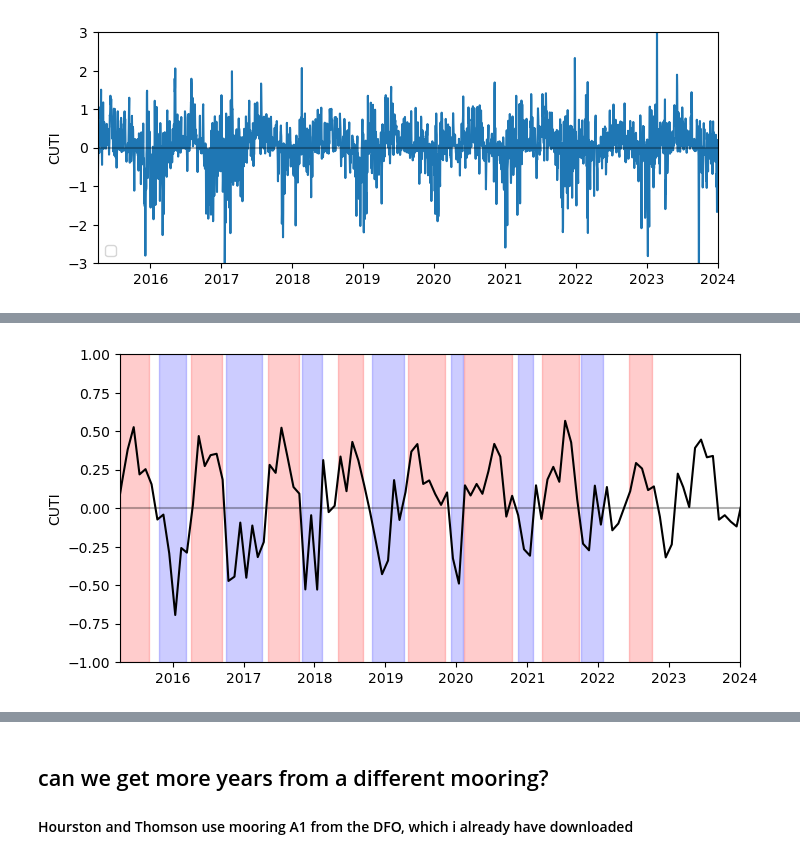
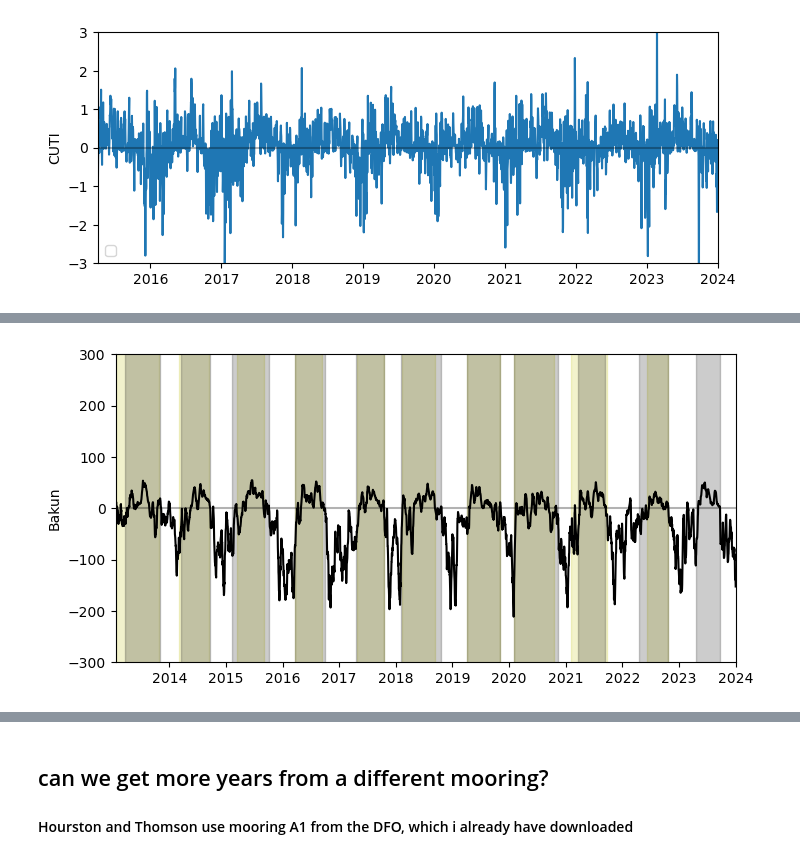
Before and after one commit to rbeutel/LO_user, a Jupyter notebook: seasontiming.ipynb, the cells around one changed output, grey strips where cells are left out. Drawn from its saved outputs; the diff is of its cells as text; code cells hidden in the pictures.

Commit message:
dates based on Bakun, downwelling quant plotting

```diff
--- a/seasontiming.ipynb
+++ b/seasontiming.ipynb
@@ -223,0 +325,16 @@ down = np.array([dt.datetime(2015,10,22),dt.datetime(2016,3,12),
+# %%
+bakun = pd.read_csv('/data1/bbeutel/LO_user/Bakun.txt', sep="\s+", header=5)
+bakun['date'] = pd.to_datetime(bakun.YYYYMMDD, format='%Y%m%d', errors='coerce')
+bakun = bakun.sort_values(by='date')
+# drop values greater than -500
+bakun.loc[bakun.Index<=-500, "Index"] = 0
+# %%
+cummulative = np.cumsum(bakun.Index)
+
+fig,ax = plt.subplots(1,1,figsize=(8,3))
+
+ax.plot(bakun.date, cummulative)
+
+ax.set_ylabel('Bakun')
+ax.legend(loc="lower left")
+ax.set_xlim([np.min(bakun.date),np.max(bakun.date)])
@@ -223,0 +407,4 @@ down = np.array([dt.datetime(2015,10,22),dt.datetime(2016,3,12),
+# %%
+fall = fall[:-1]
+spring = spring[:-1]
+spring[47] = np.datetime64('2014-03-20T00:00:00.000000000') # fix this year manually
@@ -224,19 +429,19 @@ down = np.array([dt.datetime(2015,10,22),dt.datetime(2016,3,12),
+# %%
+window_size = 15  # 15 day running mean based on smoothing from Foreman et al., 2011 - Trends in upwelling and downwelling winds along the BritishColumbia shelf
+bakun['smoothed'] = bakun['Index'].rolling(window=window_size).mean()
 # %%
-# compare to CUTI
 fig,ax = plt.subplots(1,1,figsize=(8,4))
 
-ax.plot(cuti.time, cuti.CUTI[:,-1],'k')
+ax.plot(bakun.date, bakun.smoothed,'k')
 
-ax.set_ylabel('CUTI')
-ax.set_ylim([-1,1])
-ax.plot([np.datetime64(np.min(df.datetime)),np.datetime64(np.max(df.datetime))],[0,0],'k',alpha=0.3)
-ax.set_xlim([np.datetime64(np.min(df.datetime)),np.datetime64(np.max(df.datetime))])
+ax.set_ylabel('Bakun')
+ax.set_ylim([-300,300])
+ax.plot([np.datetime64(np.min(ht_dates)),np.datetime64(np.max(df.datetime))],[0,0],'k',alpha=0.3)
+ax.set_xlim([np.datetime64(np.min(ht_dates)),np.datetime64(np.max(df.datetime))])
 
-for j in range(0, len(up),2):
-    ax.fill_between(df.datetime, -1, 1, where=(df.datetime<up[j+1])&(df.datetime>=up[j]), color='r', alpha=0.2)
-for j in range(0, len(down),2):
-    ax.fill_between(df.datetime, -1, 1, where=(df.datetime<down[j+1])&(df.datetime>=down[j]), color='b', alpha=0.2)
-
-# ax.legend(loc="lower left")
+for j in range(0, len(ht_dates),2):
+    ax.fill_between(pd.to_datetime(bakun.date), -500, 500, where=(pd.to_datetime(bakun.date)<ht_dates[j+1])&(pd.to_datetime(bakun.date)>=ht_dates[j]), color='y', alpha=0.2)
+for j in range(len(fall[46:])):
+    ax.fill_between(pd.to_datetime(bakun.date), -500, 500, where=(pd.to_datetime(bakun.date)<fall[46+j])&(pd.to_datetime(bakun.date)>=spring[46+j]), color='k', alpha=0.2)
 # %% [output]
-[figure, old version]
+[figure, new version]
```
Also changed, not shown: parts of 31 cells of this notebook, 1 other file.
